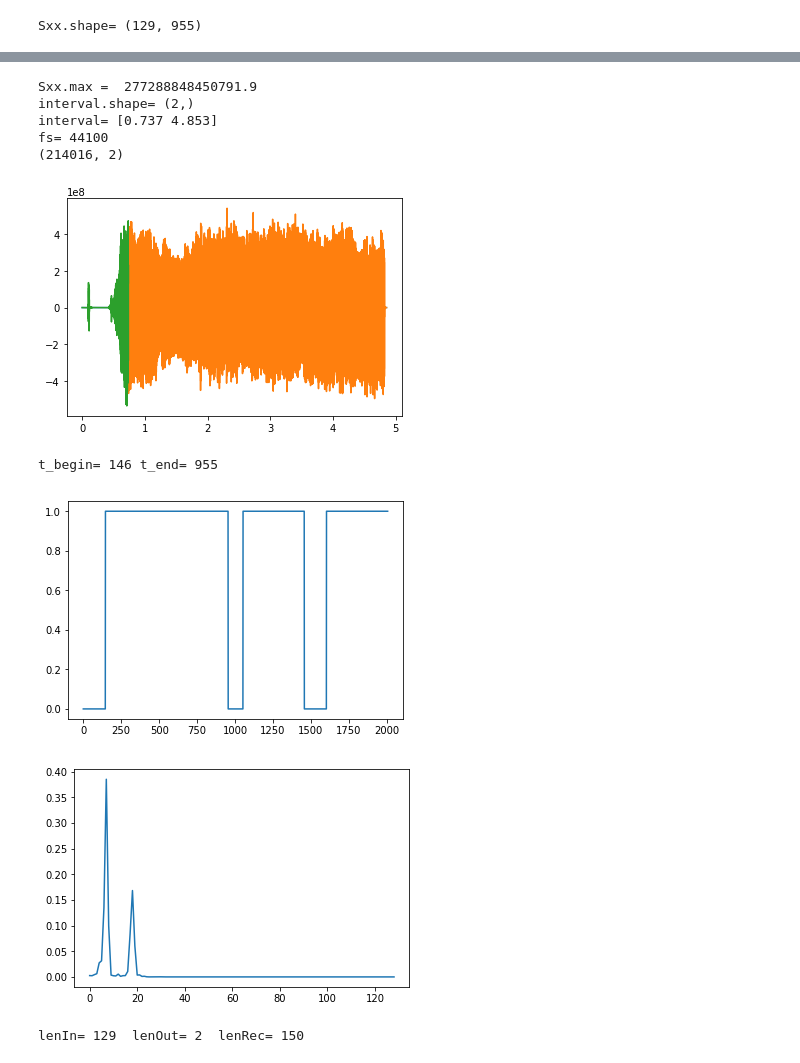
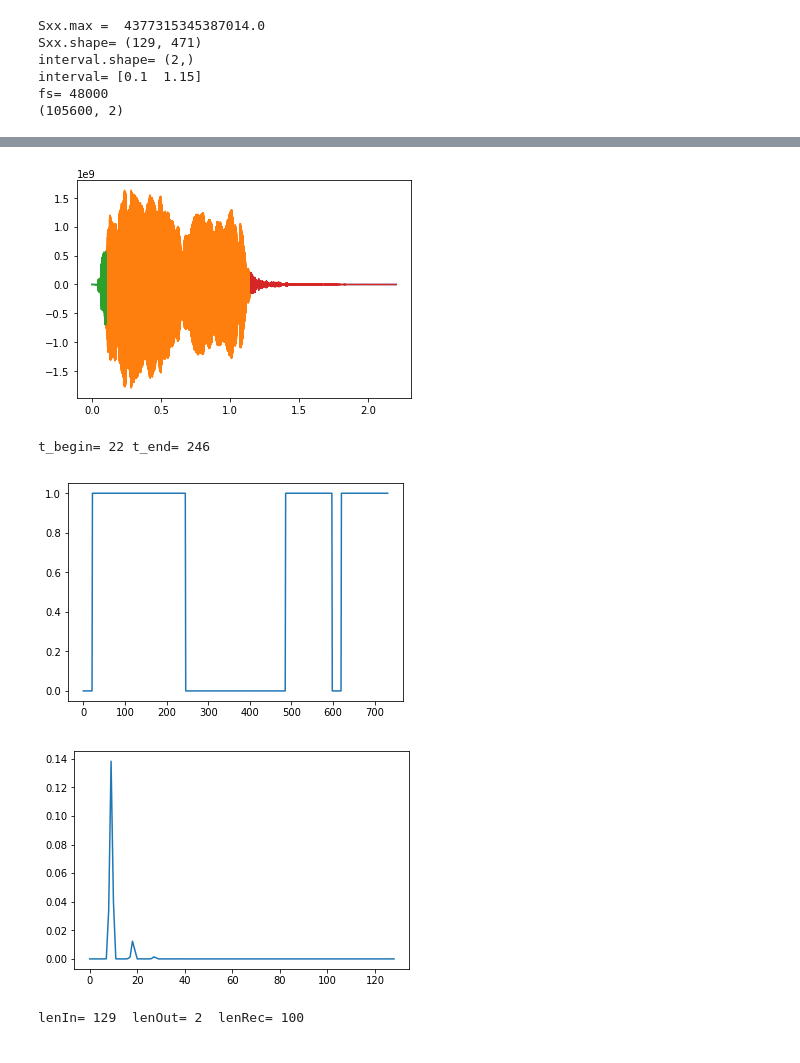
Before and after one commit to chenyikuan110/cyk_ML, a Jupyter notebook: Spectrogram_test.ipynb, the cells around one changed output, grey strips where cells are left out. Saved outputs shown, nothing was run; the diff lists cells and outputs as text; code cells hidden in the pictures.

```diff
--- a/Spectrogram_test.ipynb
+++ b/Spectrogram_test.ipynb
@@ -53,7 +53,7 @@ def audio_prep(file_name,txt_name,plot=1,listen=1,noise=0):
             plt.plot(np.linspace(start=0,stop=interval[0],num=int((interval[0])*fs)),\
                    x_play[0:bb,0])
             if(ee<x.shape[0]):
-                plt.plot(np.linspace(start=interval[1],stop=x.shape[0]/fs,num=int((x.shape[0]-ee))),\
+                plt.plot(np.linspace(start=interval[1],stop=x.shape[0]/fs,num=int((x.shape[0]-ee-1))),\
                    x_play[ee+1:,0])
             #plt.plot(np.linspace(start=0,stop=x.shape[0]/fs,num=int(x.shape[0])),x[:,0])
             plt.show()
@@ -137,23 +137,11 @@ from LSTMSingle import *
 #from RNNSingle import *
 # %%
 epoch = 30*1000;
-Sxx_in,labels = audio_prep("./audio_set/data/file_11001.wav","./audio_set/text/file_11.txt",plot=1,listen=1,noise=0)
+Sxx_in,labels = audio_prep("./audio_set/data/file_00001.wav","./audio_set/text/file_00.txt",plot=1,listen=1,noise=0)
 
 lenIn, lenOut, lenRec = Sxx_in.shape[1],2, min(150,max(min(100,Sxx_in.shape[0]),int(Sxx_in.shape[0]/10)))
-sizeHidden, numHiddenLayer = 50,1;
-learningRate = 0.3;
+sizeHidden, numHiddenLayer = 100,1;
+learningRate = 0.1;
 
 print("lenIn=",lenIn, " lenOut=",lenOut," lenRec=",lenRec)
-
-# single LSTM
-R = myRNN(lenIn, lenOut, lenRec, sizeHidden, Sxx_in, labels, learningRate); biDir = 0;lstm=1
-
-# bidir LSTM
-#R = lstmRNN(lenIn, lenOut, lenRec, sizeHidden, Sxx_in, labels, learningRate); biDir = 1;lstm=1
-
-# single RNN
-#R = basicRNN(lenIn, lenOut, lenRec, sizeHidden, Sxx_in, labels, learningRate); biDir = 0;lstm = 0
-
-# bidir RNN
-#R = basicRNN(lenIn, lenOut, lenRec, sizeHidden, Sxx_in, labels, learningRate); biDir = 1;lstm = 0
 # %% [output]
@@ -160 +149,6 @@ R = myRNN(lenIn, lenOut, lenRec, sizeHidden, Sxx_in, labels, learningRate); biDi
-Sxx.shape= (129, 955)
+Sxx.max =  4377315345387014.0
+Sxx.shape= (129, 471)
+interval.shape= (2,)
+interval= [0.1  1.15]
+fs= 48000
+(105600, 2)
@@ -162,10 +155,5 @@ Sxx.shape= (129, 955)
+[figure, new version]
-Sxx.max =  277288848450791.9
-interval.shape= (2,)
-interval= [0.737 4.853]
-fs= 44100
-(214016, 2)
+t_begin= 22 t_end= 246
-[figure, old version]
-t_begin= 146 t_end= 955
-[figure, old version]
+[figure, new version]
-[figure, old version]
+[figure, new version]
-lenIn= 129  lenOut= 2  lenRec= 150
+lenIn= 129  lenOut= 2  lenRec= 100
```
Also changed, not shown: parts of 5 cells of this notebook.
